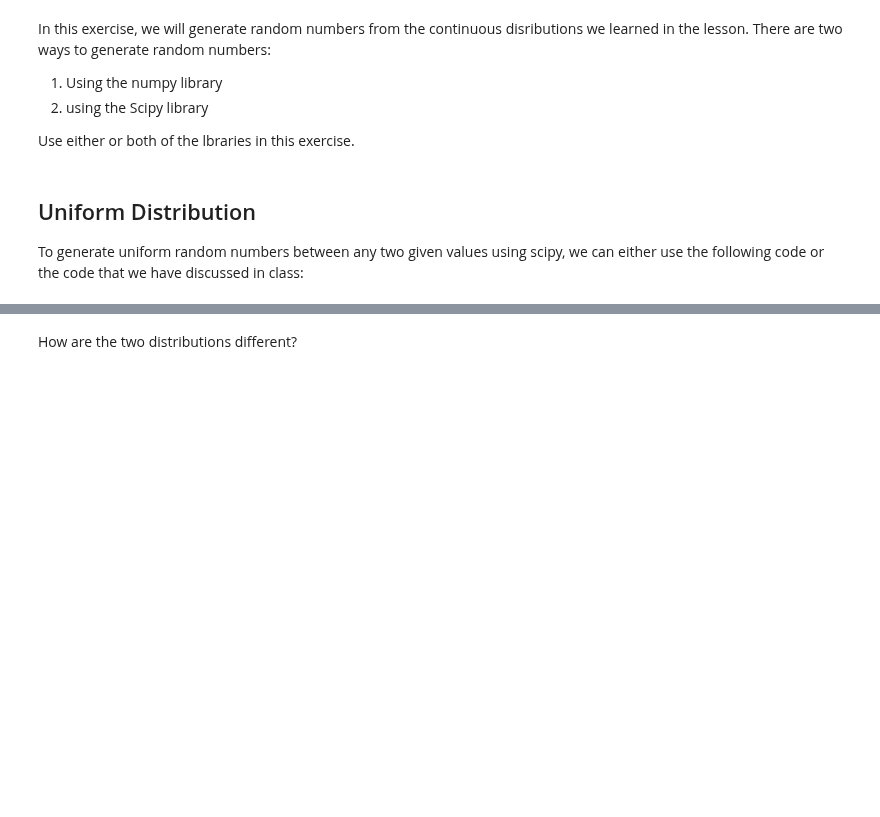
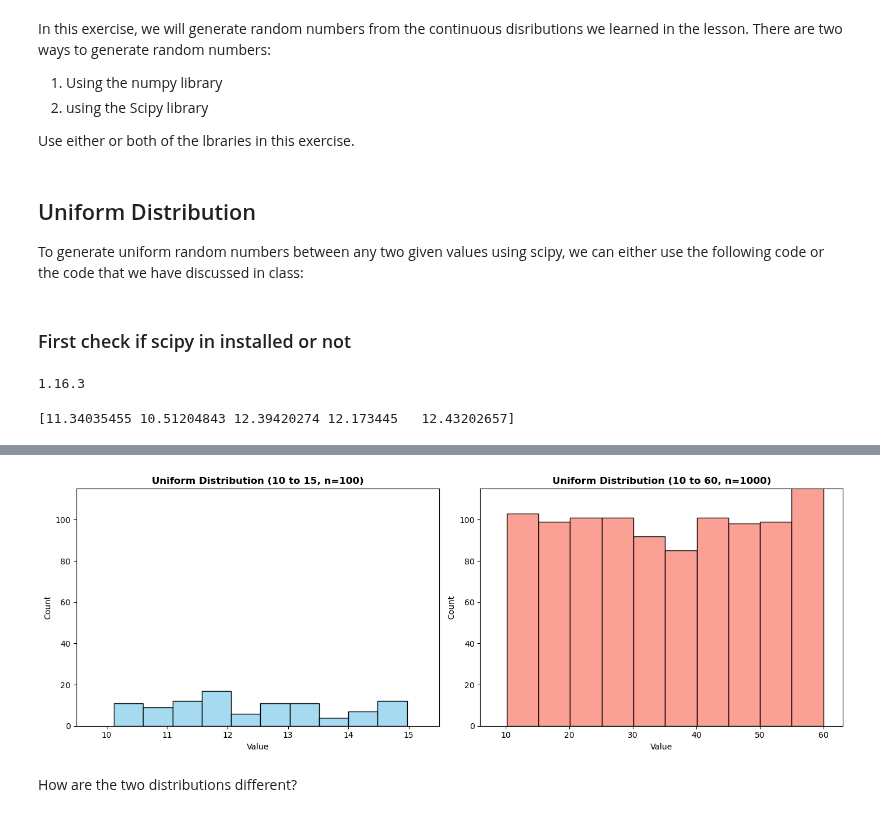
Before and after one commit to ironhack-labs/lab-continuous-probability-distributions-en, a Jupyter notebook: your-code/main.ipynb, the cells around one changed output, grey strips where cells are left out. Cells and saved outputs as stored; diff of their text form; code cells hidden in the pictures; blank space fills up the shorter version.

```diff
--- a/your-code/main.ipynb
+++ b/your-code/main.ipynb
@@ -22,8 +22,32 @@ import seaborn as sns
 
 To generate uniform random numbers between any two given values using scipy, we can either use the following code or the code that we have
 discussed in class:
+# %% [markdown]
+### First check if scipy in installed or not
 # %%
 # your code here
+import scipy
+print(scipy.__version__)
+# %% [output]
+1.16.3
+# %%
+from scipy.stats import uniform
+
+# Define your boundaries
+bottom = 10
+ceiling = 15
+count = 100
+
+# Calculate the scale (width of the interval)
+scale = ceiling - bottom
+
+# Generate the uniform random numbers
+random_numbers = uniform.rvs(loc=bottom, scale=scale, size=count)
+
+# Print the first 5 numbers to verify
+print(random_numbers[:5])
+# %% [output]
+[11.34035455 10.51204843 12.39420274 12.173445   12.43202657]
 # %% [markdown]
 **Your task:**
 
@@ -48,3 +70,40 @@ Your output should look like below:
+# %%
+# your code here
+# 1. Function definition that accepts bottom, ceiling, and count
+def generate_uniform_numbers(bottom, ceiling, count):
+    # Generates uniformly distributed floating-point numbers
+    return np.random.uniform(bottom, ceiling, count)
+
+# 2. Call the function with the 2 specified sets of parameters
+# Fix the seed value to 42 for consistent, reproducible results
+np.random.seed(30) # any interger value can be used.
+
+set_1 = generate_uniform_numbers(bottom=10, ceiling=15, count=100)
+set_2 = generate_uniform_numbers(bottom=10, ceiling=60, count=1000)
+
+# 3. Plot both distributions using histograms with 20 bins each
+fig, axes = plt.subplots(1, 2, figsize=(14, 5))
+
+# Plot for Set 1 (10 to 15, count=100)
+sns.histplot(set_1, bins=10, color="skyblue", edgecolor="black", ax=axes[0])
+axes[0].set_title("Uniform Distribution (10 to 15, n=100)", fontsize=12, fontweight="bold")
+axes[0].set_xlim(9.5, 15.5)
+axes[0].set_ylim(0, 115)
+axes[0].set_xlabel("Value")
+axes[0].set_ylabel("Count")
+
+# Plot for Set 2 (10 to 60, count=1000)
+sns.histplot(set_2, bins=10, color="salmon", edgecolor="black", ax=axes[1])
+axes[1].set_title("Uniform Distribution (10 to 60, n=1000)", fontsize=12, fontweight="bold")
+axes[1].set_xlim(6, 63)
+axes[1].set_ylim(0, 115)
+axes[1].set_xlabel("Value")
+axes[1].set_ylabel("Count")
+
+plt.tight_layout()
+plt.show()
+# %% [output]
+[figure, added]
 # %%
 # your code here
 # %%
```
Also changed, not shown: parts of 37 cells of this notebook.
